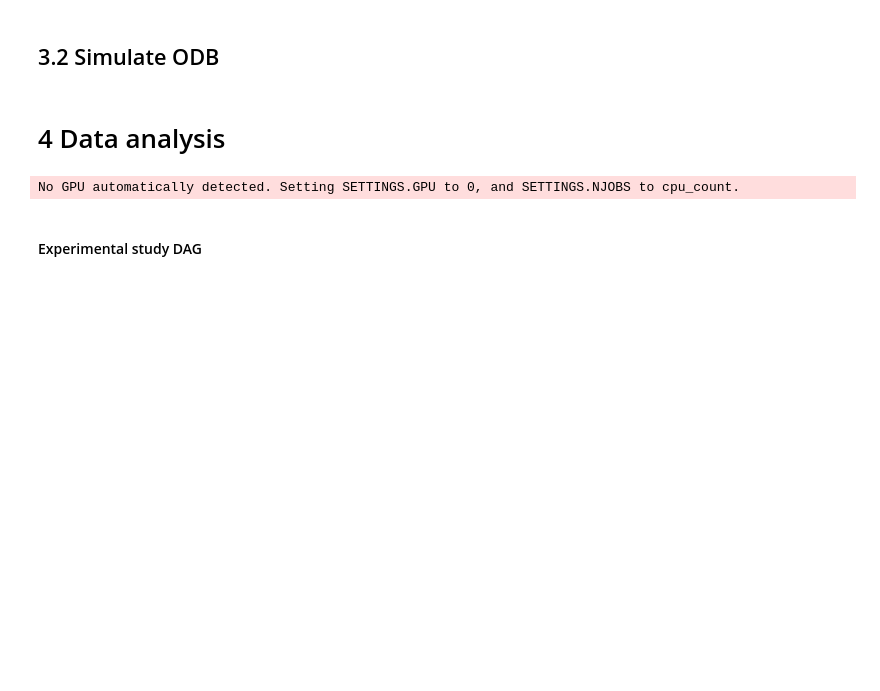
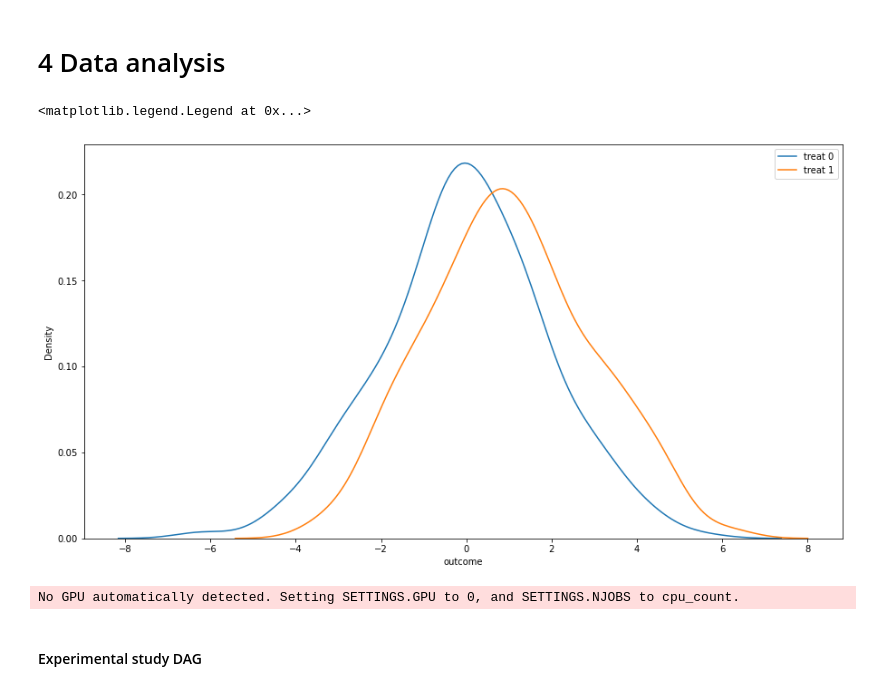
Before and after one commit to MawuliAgamah/ml-propensity-score-matching, a Jupyter notebook: simulation study.ipynb, the cells around one changed output. Drawn from its saved outputs; the diff is of its cells as text; code cells hidden in the pictures; blank space fills up the shorter version.

```diff
--- a/simulation study.ipynb
+++ b/simulation study.ipynb
@@ -19,6 +16,7 @@ import researchpy as rp
 # %%
+from opossum import UserInterface
 random.seed(10)
 #number of observations
-n = 800
+n = 722
 #number of covariates
 k = 7
@@ -75,8 +171,6 @@ df_e['Y'] = tau*df_e['D'] + sumcovariates + epsilon
 
 
 del df_e['D']
-# %% [markdown]
-## 3.2 Simulate ODB
 # %%
 # Generate variables (Measured covariates, unmeasured covariates , binary treatment and assignment).
 
@@ -231,5 +249,14 @@ df_o = pd.concat(frames,axis=1)
 # %% [markdown]
 # 4 Data analysis
+# %%
+plt.figure(figsize=(15,8))
+# Density plots for treatment and control
+sns.kdeplot(data=df_e['outcome'][df_e['assignment']==0])
+sns.kdeplot(data=df_e['outcome'][df_e['assignment']==1])
+plt.legend(labels=["treat 0","treat 1"])
+# %% [output]
+<matplotlib.legend.Legend at 0x...>
+[figure, added]
 # %%
 import cdt
 import networkx as nx
```
Also changed, not shown: parts of 7 cells of this notebook, 1 other file.
